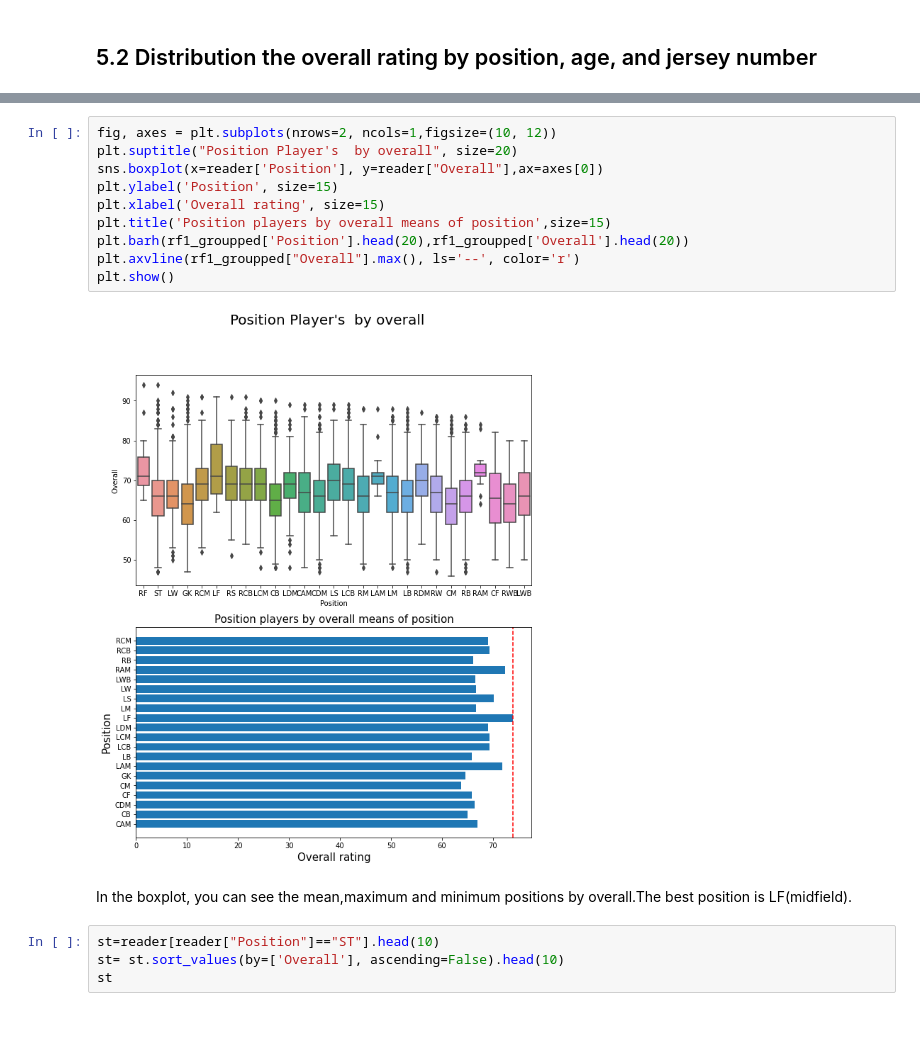
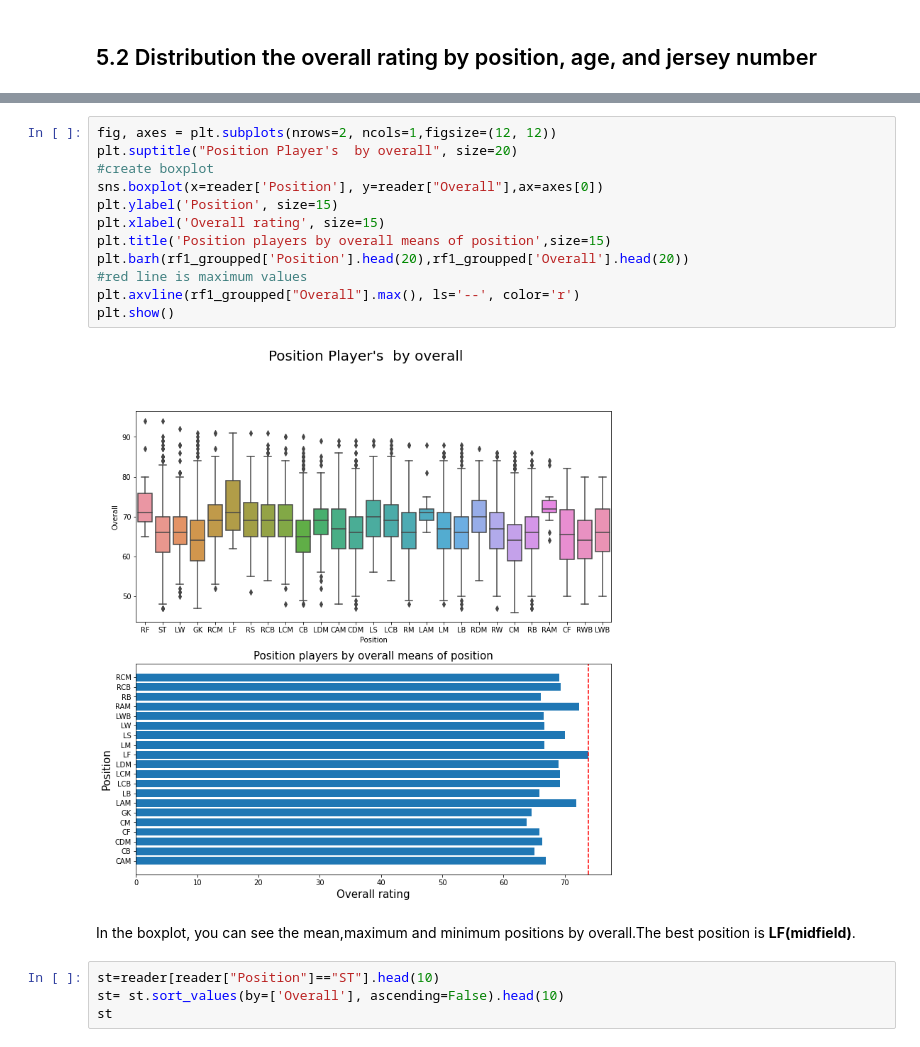
Before and after one commit to Sarvarbek019/FIFA-2019, a Jupyter notebook: FIFA 2019.ipynb, the cells around one changed output, grey strips where cells are left out. Drawn from its saved outputs; the diff is of its cells as text.

```diff
--- a/FIFA 2019.ipynb
+++ b/FIFA 2019.ipynb
@@ -554,19 +558,21 @@ rf_groupped.sort_values(by=['Overall'], ascending=False)
 | 15 | LWB | 80 |
 | 25 | RWB | 80 |
 # %%
-fig, axes = plt.subplots(nrows=2, ncols=1,figsize=(10, 12))
+fig, axes = plt.subplots(nrows=2, ncols=1,figsize=(12, 12))
 plt.suptitle("Position Player's  by overall", size=20)
+#create boxplot
 sns.boxplot(x=reader['Position'], y=reader["Overall"],ax=axes[0])
 plt.ylabel('Position', size=15)
 plt.xlabel('Overall rating', size=15)
 plt.title('Position players by overall means of position',size=15)
 plt.barh(rf1_groupped['Position'].head(20),rf1_groupped['Overall'].head(20))
+#red line is maximum values
 plt.axvline(rf1_groupped["Overall"].max(), ls='--', color='r')
 plt.show()
 # %% [output]
-[figure, old version]
+[figure, new version]
 # %% [markdown]
-In the boxplot, you can see the mean,maximum and minimum positions by overall.The best position is LF(midfield).
+In the boxplot, you can see the mean,maximum and minimum positions by overall.The best position is **LF(midfield)**.
 # %%
 st=reader[reader["Position"]=="ST"].head(10)
 st= st.sort_values(by=['Overall'], ascending=False).head(10)
```
Also changed, not shown: parts of 31 cells of this notebook.
